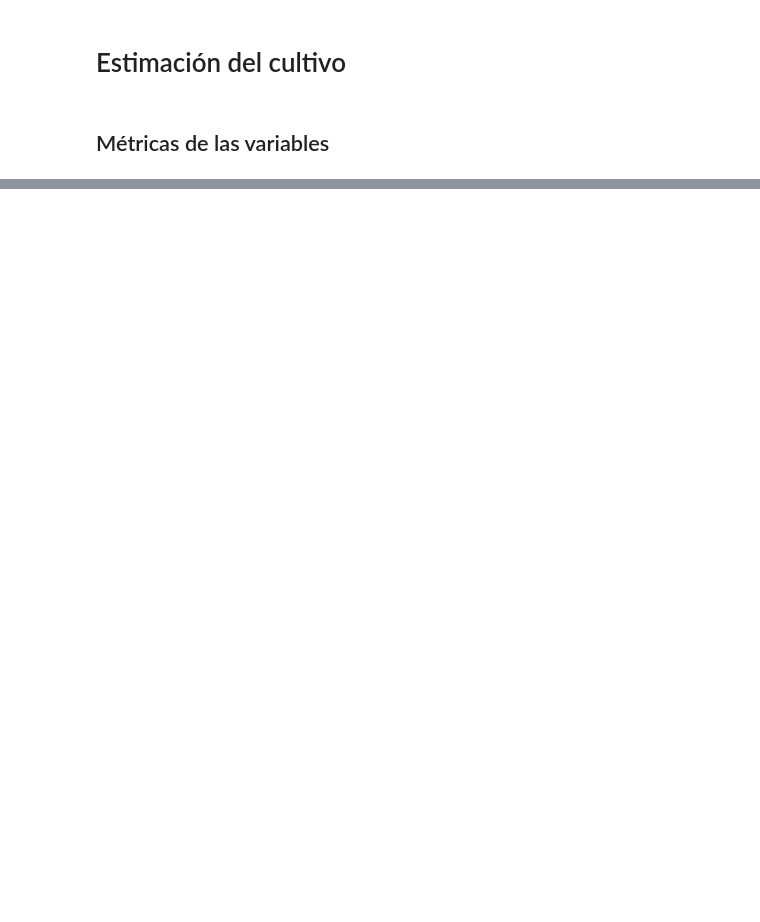
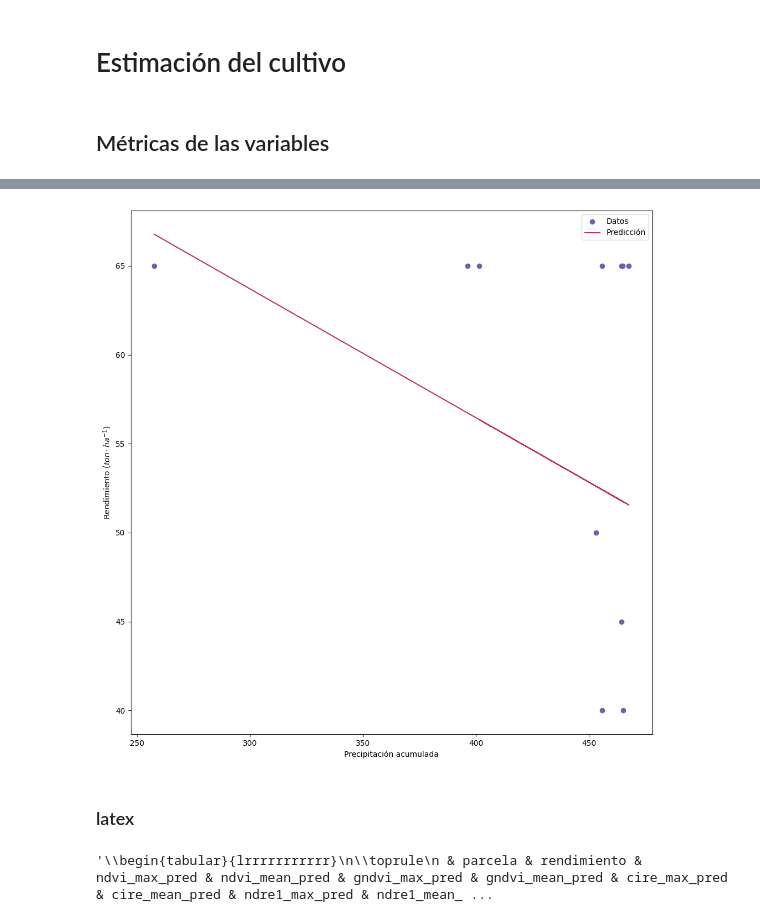
Before and after one commit to VivaldoGP/Tesis, a Jupyter notebook: results/yield_data/yield_forecast.ipynb, the cells around one changed output, grey strips where cells are left out. Drawn from its saved outputs; the diff is of its cells as text; code cells hidden in the pictures; blank space fills up the shorter version.

```diff
--- a/results/yield_data/yield_forecast.ipynb
+++ b/results/yield_data/yield_forecast.ipynb
@@ -48,0 +60,9 @@ plt.show()
+# %%
+rl21_r = pd.read_csv(r'predicts/zafra21_real.csv')
+rl22_r = pd.read_csv(r'predicts//zafra22_real.csv')
+rl23_r = pd.read_csv(r'predicts//zafra23_real.csv')
+rl21_m = pd.read_csv(r'predicts//zafra21_modelado.csv')
+rl22_m = pd.read_csv(r'predicts//zafra22_modelado.csv')
+rl23_m = pd.read_csv(r'predicts//zafra23_modelado.csv')
+rl_r = pd.read_csv(r'predicts//zafras_real.csv')
+rl_m = pd.read_csv(r'predicts//zafras_modelado.csv')
@@ -48,0 +85,18 @@ plt.show()
+# %%
+plt.figure(figsize=(10,10))
+plt.scatter(rl23_m['lluvia_acum'], rl23_m['rendimiento'], color='#6667AB', label='Datos')
+plt.plot(rl23_m['lluvia_acum'], rl23_m['lluvia_acum_pred'], color='#BE3455', label='Predicción')
+plt.tight_layout()
+plt.legend()
+plt.xlabel('Precipitación acumulada')
+plt.ylabel('Rendimiento ($ton \cdot ha^{-1}$)')
+plt.savefig(r'../../tesis_img/yield_new/lluvia_acum_23_m.pdf', dpi=150)
+plt.show()
+# %% [output]
+[figure, added]
+# %% [markdown]
+### latex
+# %%
+rl23_r[['parcela', 'rendimiento', 'ndvi_max_pred', 'ndvi_mean_pred','gndvi_max_pred', 'gndvi_mean_pred', 'cire_max_pred', 'cire_mean_pred', 'ndre1_max_pred', 'ndre1_mean_pred', 'msi_mean_pred']].to_latex(float_format="%.3f")
+# %% [output]
+'\\begin{tabular}{lrrrrrrrrrrr}\n\\toprule\n & parcela & rendimiento & ndvi_max_pred & ndvi_mean_pred & gndvi_max_pred & gndvi_mean_pred & cire_max_pred & cire_mean_pred & ndre1_max_pred & ndre1_mean_ ...
```
Also changed, not shown: parts of 8 cells of this notebook, 12 other files.
